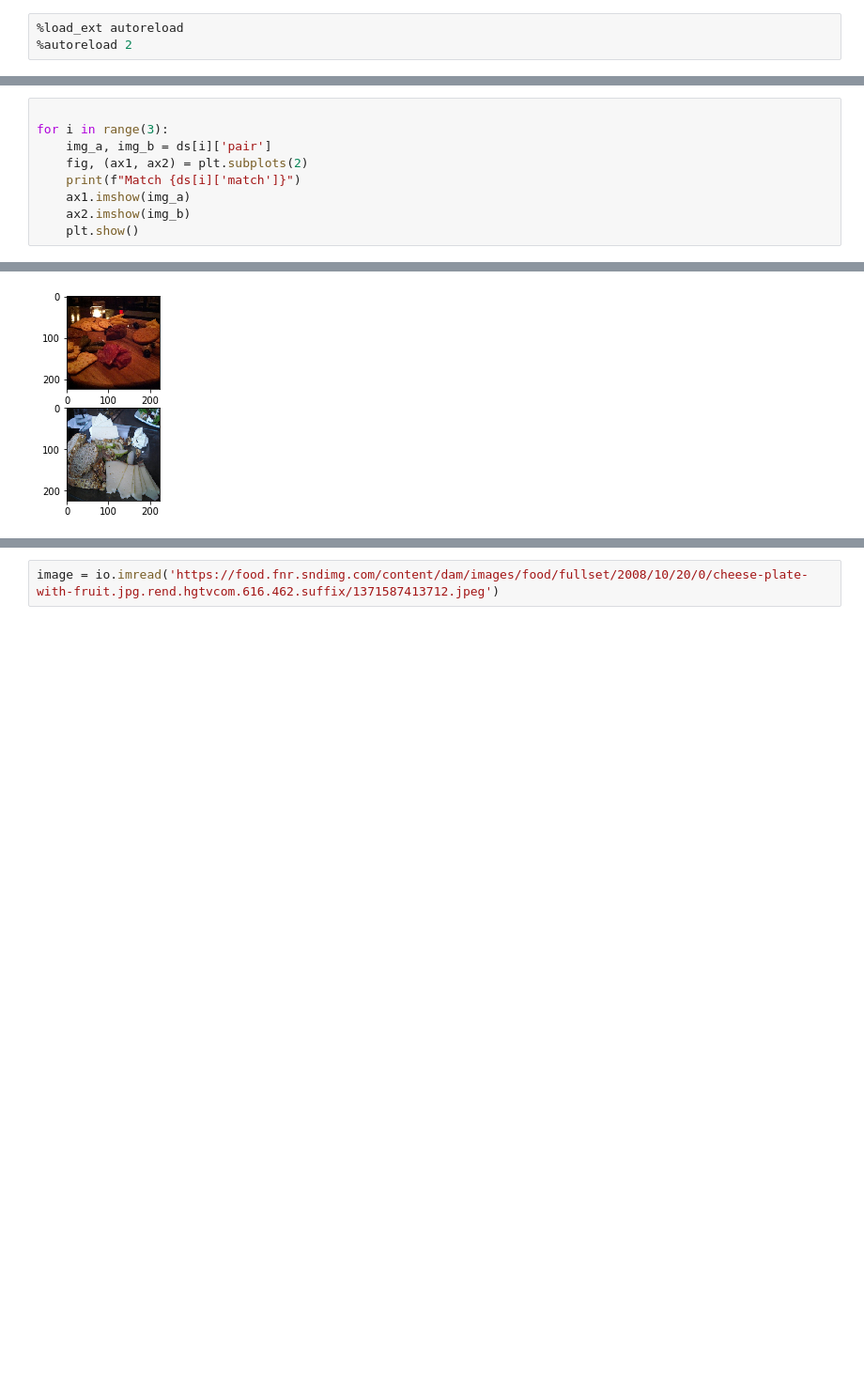
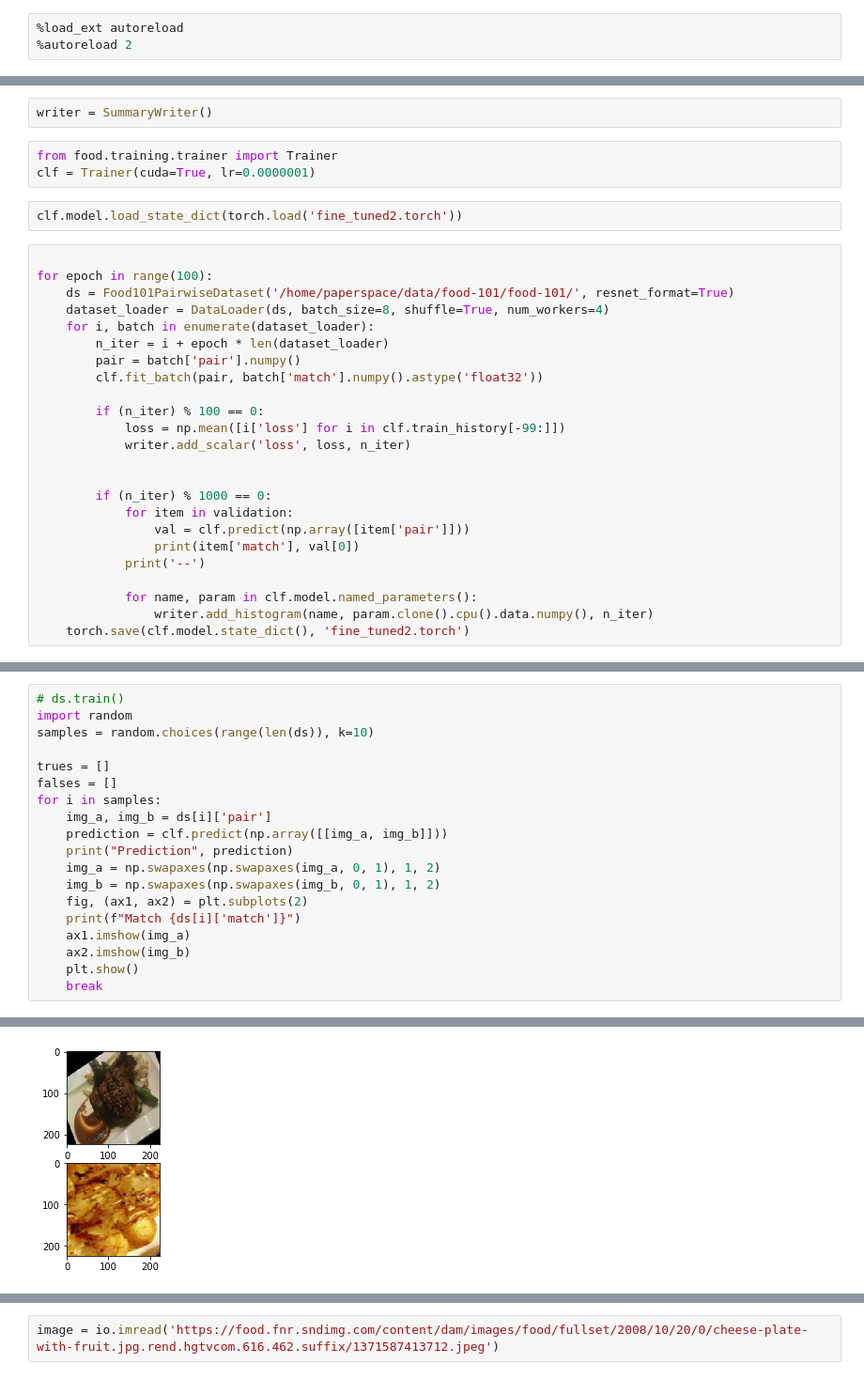
Before and after one commit to gabrielelanaro/food-pytorch, a Jupyter notebook: Untitled.ipynb, the cells around one changed output, grey strips where cells are left out. Shown at 94% size. Saved outputs shown, nothing was run; the diff lists cells and outputs as text; blank space fills up the shorter version.

```diff
--- a/Untitled.ipynb
+++ b/Untitled.ipynb
@@ -16,0 +23,31 @@ ds = Food101PairwiseDataset('/home/paperspace/data/food-101/food-101/')
+# %%
+writer = SummaryWriter()
+# %%
+from food.training.trainer import Trainer
+clf = Trainer(cuda=True, lr=0.0000001)
+# %%
+clf.model.load_state_dict(torch.load('fine_tuned2.torch'))
+# %%
+
+for epoch in range(100):
+    ds = Food101PairwiseDataset('/home/paperspace/data/food-101/food-101/', resnet_format=True)
+    dataset_loader = DataLoader(ds, batch_size=8, shuffle=True, num_workers=4)
+    for i, batch in enumerate(dataset_loader):
+        n_iter = i + epoch * len(dataset_loader)
+        pair = batch['pair'].numpy()
+        clf.fit_batch(pair, batch['match'].numpy().astype('float32'))
+
+        if (n_iter) % 100 == 0:
+            loss = np.mean([i['loss'] for i in clf.train_history[-99:]])
+            writer.add_scalar('loss', loss, n_iter)
+
+
+        if (n_iter) % 1000 == 0:
+            for item in validation:
+                val = clf.predict(np.array([item['pair']]))
+                print(item['match'], val[0])
+            print('--')
+
+            for name, param in clf.model.named_parameters():
+                writer.add_histogram(name, param.clone().cpu().data.numpy(), n_iter)
+    torch.save(clf.model.state_dict(), 'fine_tuned2.torch')
@@ -17,10 +88,20 @@ ds = Food101PairwiseDataset('/home/paperspace/data/food-101/food-101/')
 # %%
+# ds.train()
+import random
+samples = random.choices(range(len(ds)), k=10)
 
-for i in range(3):
+trues = []
+falses = []
+for i in samples:
     img_a, img_b = ds[i]['pair']
+    prediction = clf.predict(np.array([[img_a, img_b]]))
+    print("Prediction", prediction)
+    img_a = np.swapaxes(np.swapaxes(img_a, 0, 1), 1, 2)
+    img_b = np.swapaxes(np.swapaxes(img_b, 0, 1), 1, 2)
     fig, (ax1, ax2) = plt.subplots(2)
     print(f"Match {ds[i]['match']}")
     ax1.imshow(img_a)
     ax2.imshow(img_b)
     plt.show()
+    break
 # %% [output]
@@ -28 +110 @@ Match 1
-[figure, old version]
+[figure, new version]
```
Also changed, not shown: parts of 25 cells of this notebook, 6 other files.
